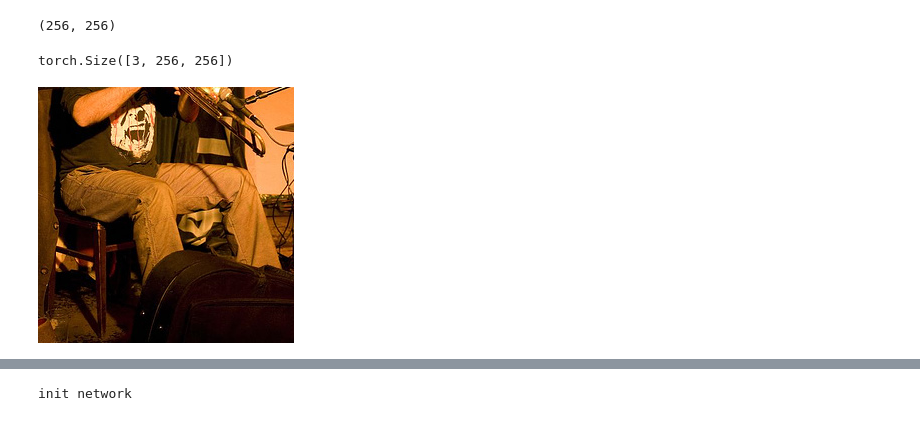
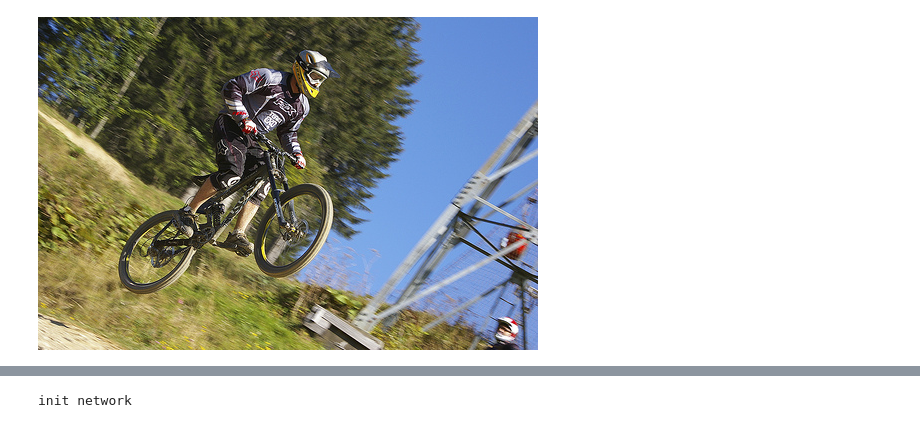
Before and after one commit to wondervictor/Playground, a Jupyter notebook: Colorization/gan_inference.ipynb, the cells around one changed output, grey strips where cells are left out. Saved outputs shown, nothing was run; the diff lists cells and outputs as text; code cells hidden in the pictures.

```diff
--- a/Colorization/gan_inference.ipynb
+++ b/Colorization/gan_inference.ipynb
@@ -10,2 +13,2 @@ from model.unet import GrayLayer
 # %%
-image_paths = ['test_images/201%s.jpg' % x for x in [2,3,4]]
+image_paths = ['test_images/201%s.jpg' % x for x in [2,3,4,5,6]]
@@ -16,4 +40,7 @@ to_pil = transforms.ToPILImage()
 # %%
 images = [Image.open(p) for p in image_paths]
 # %%
-image_ = images[0]
+image_ = images[3]
+image_
+# %% [output]
+[figure, added]
@@ -22,4 +46,0 @@ crop_images = crop(image_)
-# %%
-crop_images.size
-# %% [output]
-(256, 256)
@@ -28,4 +46,0 @@ image_tensor = to_tensor(crop_images)
-# %%
-image_tensor.size()
-# %% [output]
-torch.Size([3, 256, 256])
@@ -35,4 +46,0 @@ image_var = image_var.unsqueeze(0)
-# %%
-to_pil(image_var.squeeze(0).data)
-# %% [output]
-[figure, removed]
```
Also changed, not shown: parts of 18 cells of this notebook, 3 other files.
